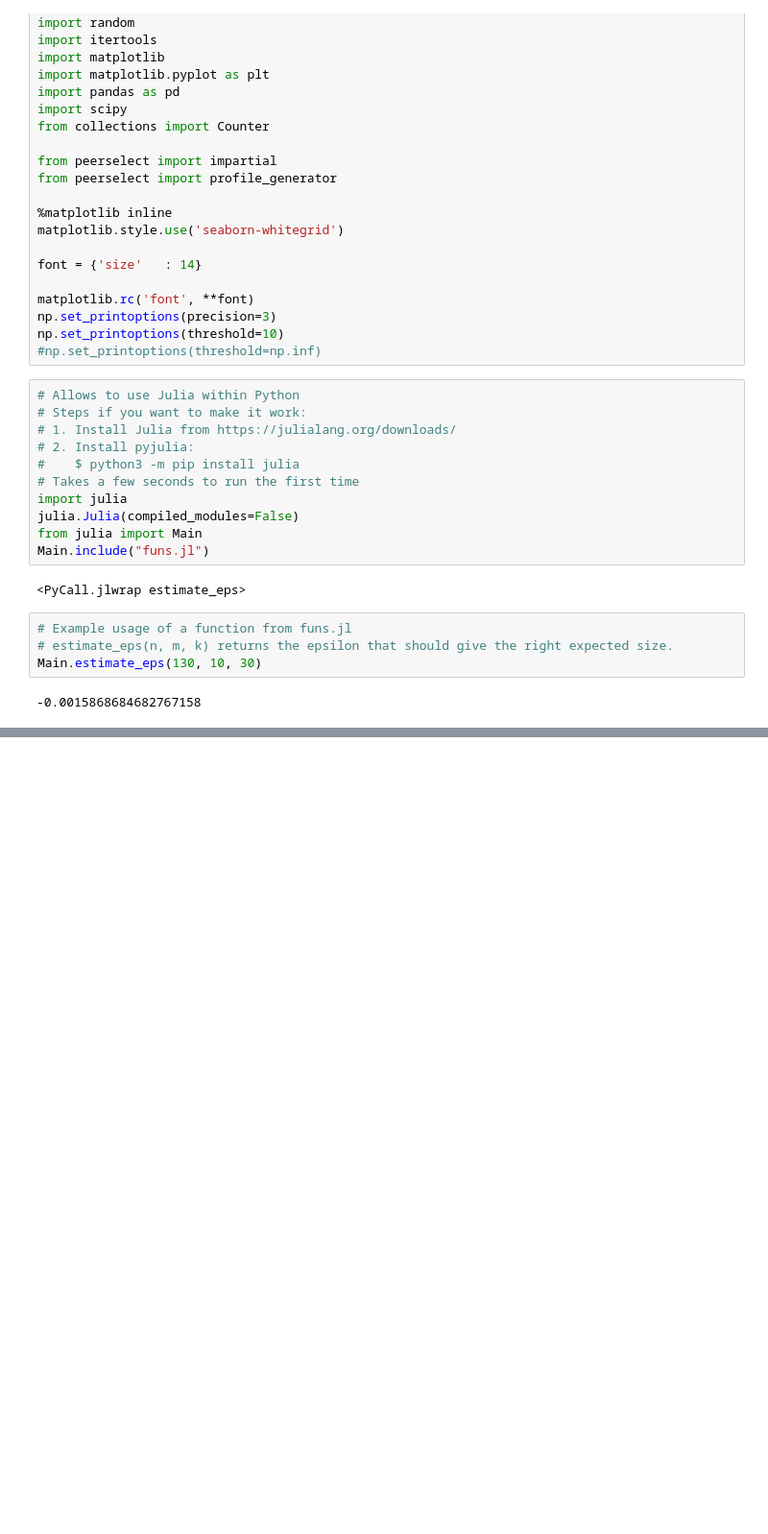
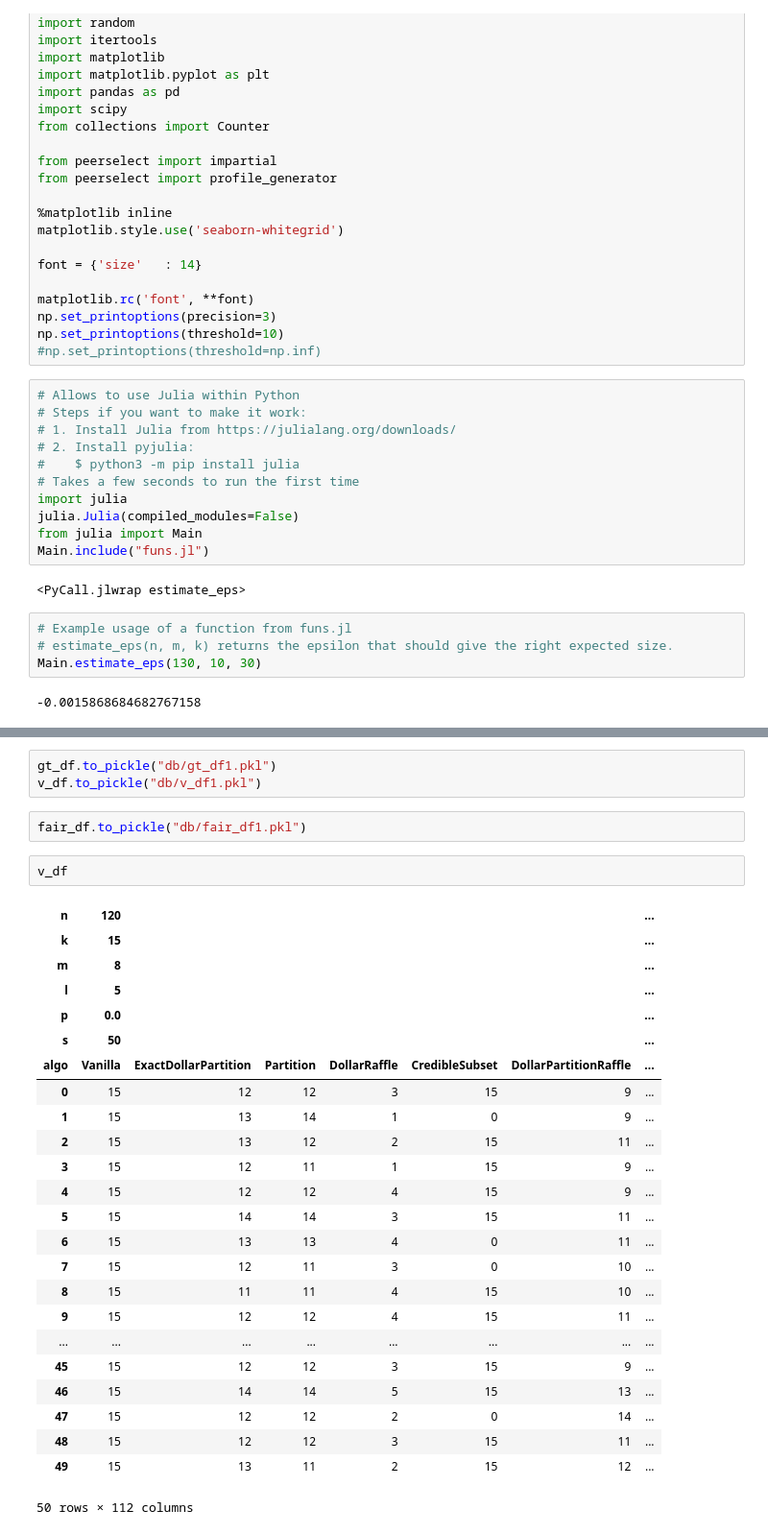
Before and after one commit to szhydkov/PeerNomination, a Jupyter notebook: peerselect/notebooks/stas_testing.ipynb, the cells around one changed output, grey strips where cells are left out. Shown: that part at 96% size. Cells and saved outputs as stored; diff of their text form; blank space fills up the shorter version.

```diff
--- a/peerselect/notebooks/stas_testing.ipynb
+++ b/peerselect/notebooks/stas_testing.ipynb
@@ -165,3 +181,35 @@ Finished: 120,30,11,5,0.0,50
+# %%
+gt_df.to_pickle("db/gt_df1.pkl")
+v_df.to_pickle("db/v_df1.pkl")
+# %%
+fair_df.to_pickle("db/fair_df1.pkl")
+# %%
+v_df
+# %% [output]
+| n | 120 |  |  |  |  |  | ... |
+| k | 15 |  |  |  |  |  | ... |
+| m | 8 |  |  |  |  |  | ... |
+| l | 5 |  |  |  |  |  | ... |
+| p | 0.0 |  |  |  |  |  | ... |
+| s | 50 |  |  |  |  |  | ... |
+| algo | Vanilla | ExactDollarPartition | Partition | DollarRaffle | CredibleSubset | DollarPartitionRaffle | ... |
+| 0 | 15 | 12 | 12 | 3 | 15 | 9 | ... |
+| 1 | 15 | 13 | 14 | 1 | 0 | 9 | ... |
+| 2 | 15 | 13 | 12 | 2 | 15 | 11 | ... |
+| 3 | 15 | 12 | 11 | 1 | 15 | 9 | ... |
+| 4 | 15 | 12 | 12 | 4 | 15 | 9 | ... |
+| 5 | 15 | 14 | 14 | 3 | 15 | 11 | ... |
+| 6 | 15 | 13 | 13 | 4 | 0 | 11 | ... |
+| 7 | 15 | 12 | 11 | 3 | 0 | 10 | ... |
+| 8 | 15 | 11 | 11 | 4 | 15 | 10 | ... |
+| 9 | 15 | 12 | 12 | 4 | 15 | 11 | ... |
+| ... | ... | ... | ... | ... | ... | ... | ... |
+| 45 | 15 | 12 | 12 | 3 | 15 | 9 | ... |
+| 46 | 15 | 14 | 14 | 5 | 15 | 13 | ... |
+| 47 | 15 | 12 | 12 | 2 | 0 | 14 | ... |
+| 48 | 15 | 12 | 12 | 3 | 15 | 11 | ... |
+| 49 | 15 | 13 | 11 | 2 | 15 | 12 | ... |
+50 rows × 112 columns
 # %%
 #
 # Takes a slice of the array and generates the graphs etc.
```
Also changed, not shown: parts of 6 cells of this notebook, 5 other files.
